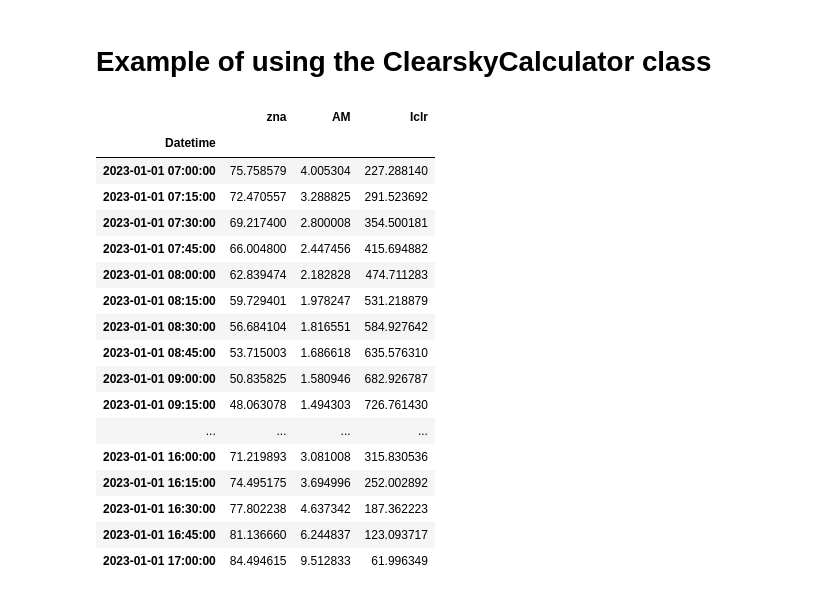
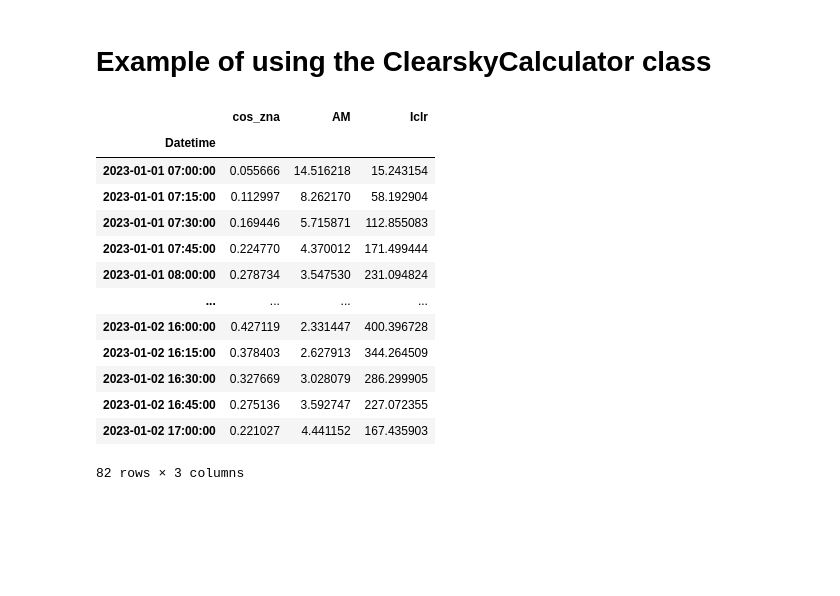
Before and after one commit to energyCUEE/improved_clearsky_model, a Jupyter notebook: clearsky_calculation_example.ipynb, the cells around one changed output. Drawn from its saved outputs; the diff is of its cells as text; code cells hidden in the pictures; blank space fills up the shorter version.

```diff
--- a/clearsky_calculation_example.ipynb
+++ b/clearsky_calculation_example.ipynb
@@ -7,36 +8,32 @@ import numpy as np
 from solar_utils.clearsky_calculator import ClearskyCalculator
 # %%
-# Initialize the instance by defining latitude and longitude
-lat = 9.3
-long = 110.833
-site1_obj = ClearskyCalculator(lat, long)
+# Example usage
+lat = 13.7563  # Latitude for Bangkok, Thailand
+long = 100.5018  # Longitude for Bangkok, Thailand
+site_obj = ClearskyCalculator(lat=lat, long=long)
 
 # Define the data range to calculate clear-sky information
 
 start_date = '2023-01-01'
 end_date = '2023-01-02'
 freq = '15min'
 choice = 'estimate'
-solar_info_df = site1_obj.get_solar_info(start_date, end_date, freq, choice=choice)
+solar_info_df = site_obj.get_solar_info(start_date, end_date, freq, choice=choice)
 solar_info_df.between_time("07:00", "17:00")
 # %% [output]
-|  | zna | AM | Iclr |
+|  | cos_zna | AM | Iclr |
 | Datetime |  |  |  |
-| 2023-01-01 07:00:00 | 75.758579 | 4.005304 | 227.288140 |
-| 2023-01-01 07:15:00 | 72.470557 | 3.288825 | 291.523692 |
-| 2023-01-01 07:30:00 | 69.217400 | 2.800008 | 354.500181 |
-| 2023-01-01 07:45:00 | 66.004800 | 2.447456 | 415.694882 |
-| 2023-01-01 08:00:00 | 62.839474 | 2.182828 | 474.711283 |
-| 2023-01-01 08:15:00 | 59.729401 | 1.978247 | 531.218879 |
-| 2023-01-01 08:30:00 | 56.684104 | 1.816551 | 584.927642 |
-| 2023-01-01 08:45:00 | 53.715003 | 1.686618 | 635.576310 |
-| 2023-01-01 09:00:00 | 50.835825 | 1.580946 | 682.926787 |
-| 2023-01-01 09:15:00 | 48.063078 | 1.494303 | 726.761430 |
+| 2023-01-01 07:00:00 | 0.055666 | 14.516218 | 15.243154 |
+| 2023-01-01 07:15:00 | 0.112997 | 8.262170 | 58.192904 |
+| 2023-01-01 07:30:00 | 0.169446 | 5.715871 | 112.855083 |
+| 2023-01-01 07:45:00 | 0.224770 | 4.370012 | 171.499444 |
+| 2023-01-01 08:00:00 | 0.278734 | 3.547530 | 231.094824 |
 | ... | ... | ... | ... |
-| 2023-01-01 16:00:00 | 71.219893 | 3.081008 | 315.830536 |
-| 2023-01-01 16:15:00 | 74.495175 | 3.694996 | 252.002892 |
-| 2023-01-01 16:30:00 | 77.802238 | 4.637342 | 187.362223 |
-| 2023-01-01 16:45:00 | 81.136660 | 6.244837 | 123.093717 |
-| 2023-01-01 17:00:00 | 84.494615 | 9.512833 | 61.996349 |
+| 2023-01-02 16:00:00 | 0.427119 | 2.331447 | 400.396728 |
+| 2023-01-02 16:15:00 | 0.378403 | 2.627913 | 344.264509 |
+| 2023-01-02 16:30:00 | 0.327669 | 3.028079 | 286.299905 |
+| 2023-01-02 16:45:00 | 0.275136 | 3.592747 | 227.072355 |
+| 2023-01-02 17:00:00 | 0.221027 | 4.441152 | 167.435903 |
+82 rows × 3 columns
 # %%
 # explore some variable
```
Also changed, not shown: parts of 3 cells of this notebook, 36 other files.
